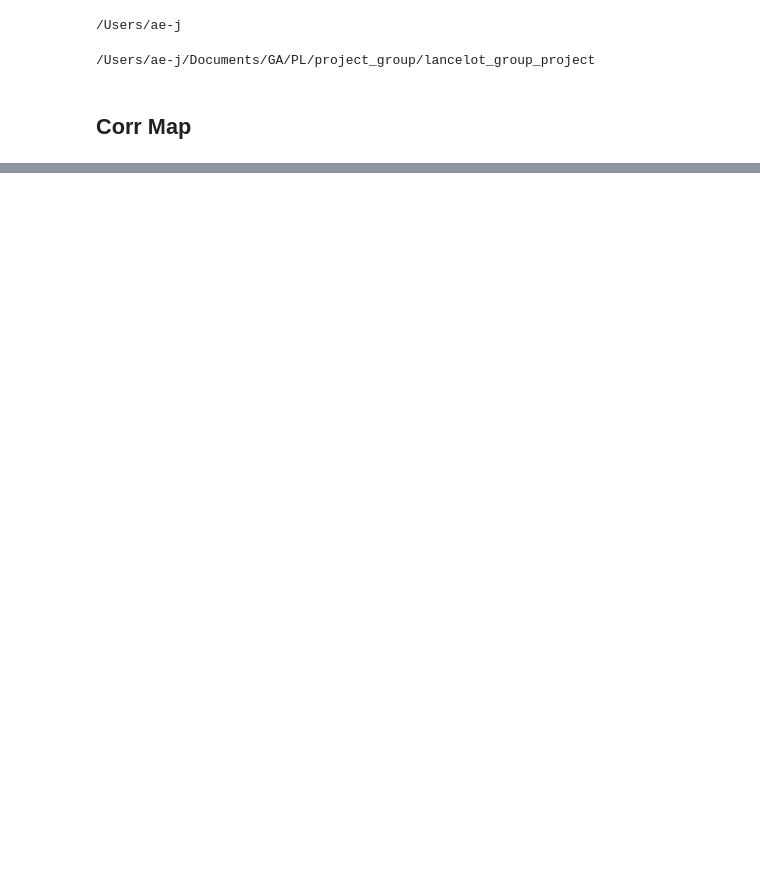
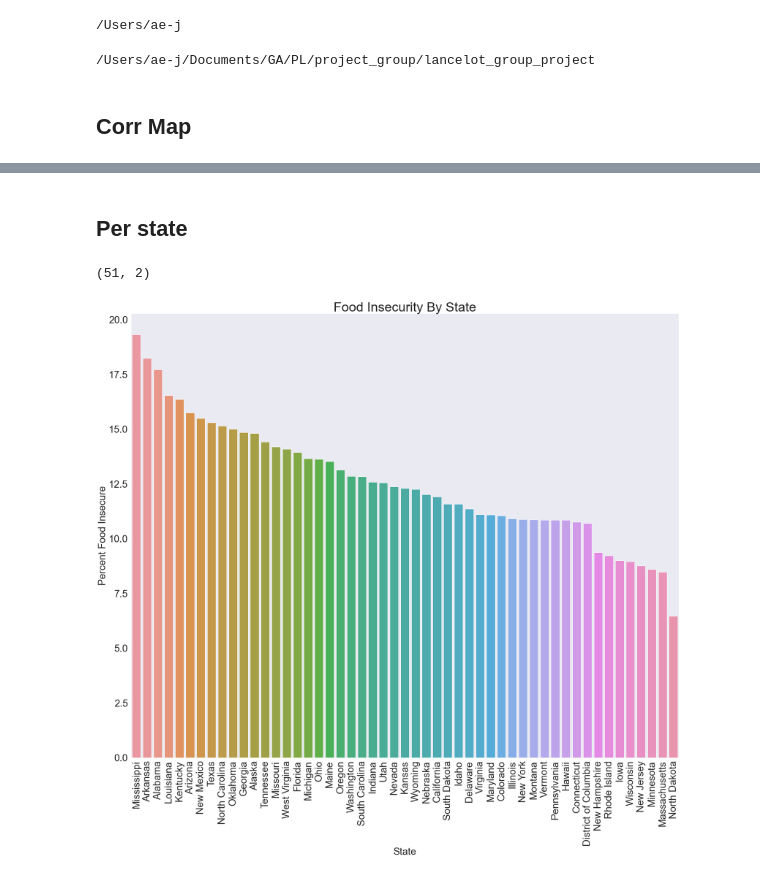
Before and after one commit to RyanCMcDonald/lancelot_group_project, a Jupyter notebook: 02_notebook_EDA.ipynb, the cells around one changed output, grey strips where cells are left out. Saved outputs shown, nothing was run; the diff lists cells and outputs as text; code cells hidden in the pictures; blank space fills up the shorter version.

```diff
--- a/02_notebook_EDA.ipynb
+++ b/02_notebook_EDA.ipynb
@@ -60,0 +59,26 @@ df[df.filter(like='rate', axis=1).columns[0:6]
+# %% [markdown]
+## Per state
+# %%
+df_fi_state = df.groupby('state_name')[['fi_rate_18']].mean().copy()
+# %%
+df_fi_state = df_fi_state.reset_index().sort_values(by = 'fi_rate_18', ascending = False)
+# %%
+df_fi_state.shape
+# %% [output]
+(51, 2)
+# %%
+x_val = df_fi_state['state_name']
+y_val = df_fi_state['fi_rate_18']
+# %%
+plt.figure(figsize=(30,25))
+sns.barplot(x = x_val, y = y_val)
+
+plt.tick_params(labelsize = 20)
+plt.xticks(rotation = 'vertical', fontsize = 30)
+plt.yticks(fontsize = 30)
+plt.title('Food Insecurity By State',fontdict={'fontsize':40})
+plt.xlabel('State', fontsize=30)
+plt.ylabel('Percent Food Insecure', fontsize=30)
+plt.show()
+# %% [output]
+[figure, added]
```
Also changed, not shown: parts of 7 cells of this notebook.
